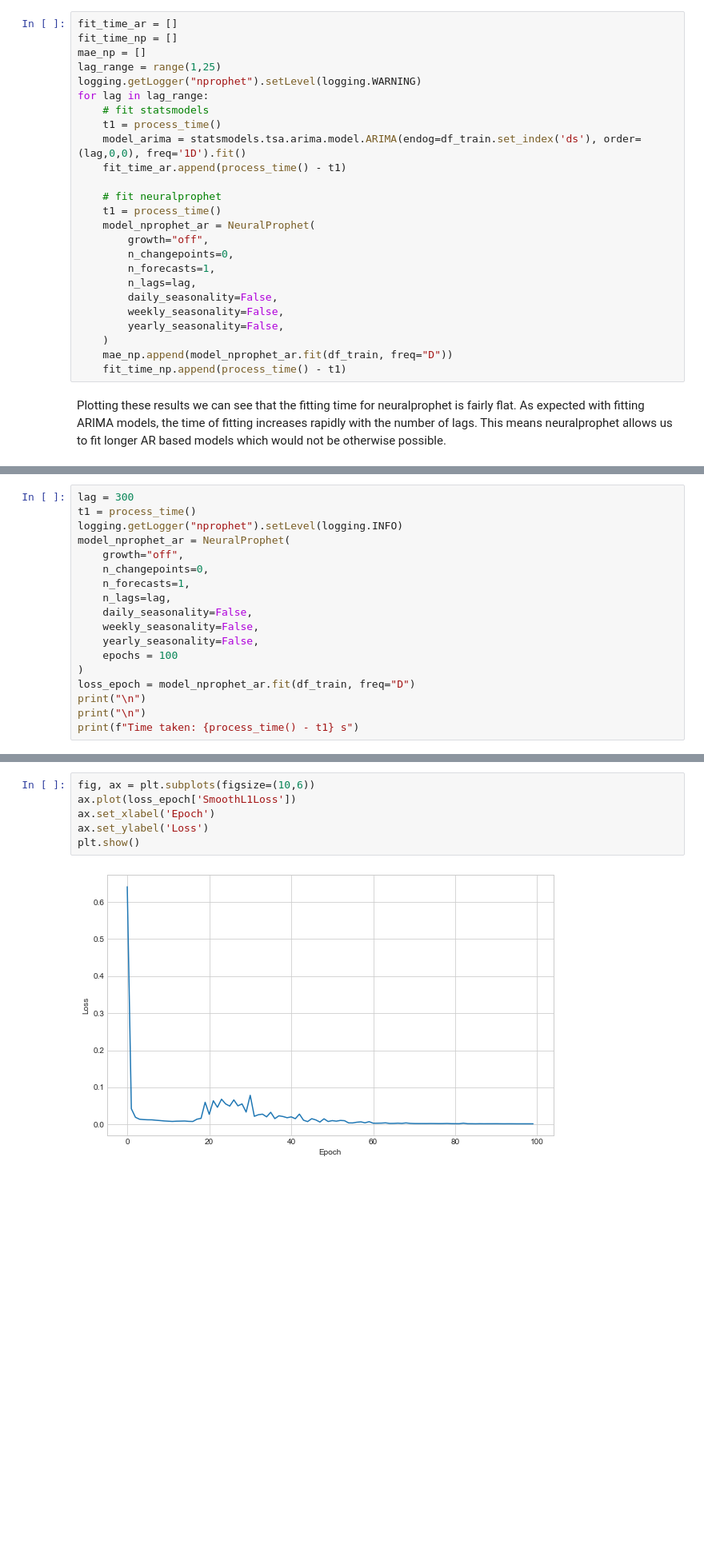
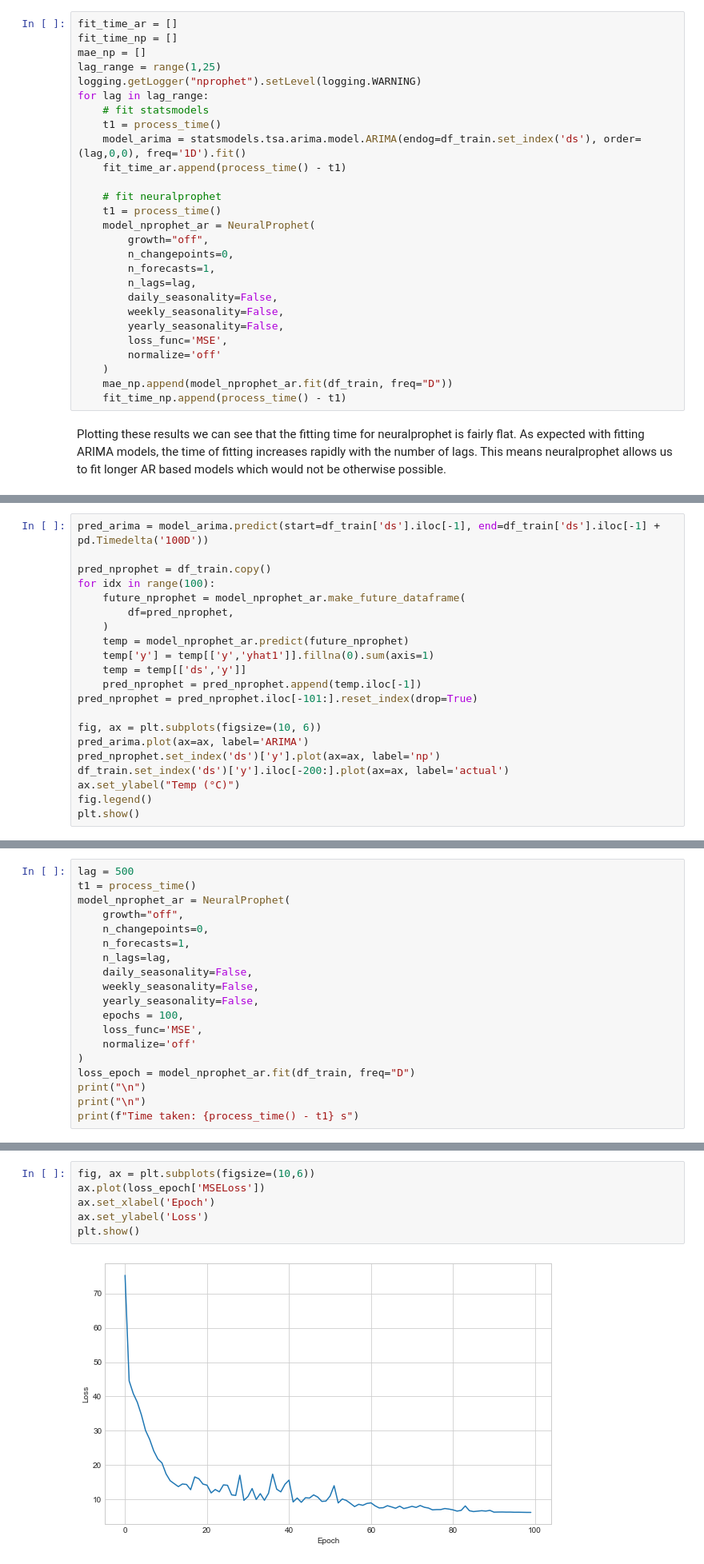
Before and after one commit to stanton119/data-analysis, a Jupyter notebook: TimeSeries/neural_prophet/arima.ipynb, the cells around one changed output, grey strips where cells are left out. Shown at 80% size. Saved outputs shown, nothing was run; the diff lists cells and outputs as text; blank space fills up the shorter version.

```diff
--- a/TimeSeries/neural_prophet/arima.ipynb
+++ b/TimeSeries/neural_prophet/arima.ipynb
@@ -88,6 +89,8 @@ for lag in lag_range:
         daily_seasonality=False,
         weekly_seasonality=False,
         yearly_seasonality=False,
+        loss_func='MSE',
+        normalize='off'
     )
     mae_np.append(model_nprophet_ar.fit(df_train, freq="D"))
     fit_time_np.append(process_time() - t1)
@@ -107,0 +161,21 @@ plt.show()
+# %%
+pred_arima = model_arima.predict(start=df_train['ds'].iloc[-1], end=df_train['ds'].iloc[-1] + pd.Timedelta('100D'))
+
+pred_nprophet = df_train.copy()
+for idx in range(100):
+    future_nprophet = model_nprophet_ar.make_future_dataframe(
+        df=pred_nprophet,
+    )
+    temp = model_nprophet_ar.predict(future_nprophet)
+    temp['y'] = temp[['y','yhat1']].fillna(0).sum(axis=1)
+    temp = temp[['ds','y']]
+    pred_nprophet = pred_nprophet.append(temp.iloc[-1])
+pred_nprophet = pred_nprophet.iloc[-101:].reset_index(drop=True)
+
+fig, ax = plt.subplots(figsize=(10, 6))
+pred_arima.plot(ax=ax, label='ARIMA')
+pred_nprophet.set_index('ds')['y'].plot(ax=ax, label='np')
+df_train.set_index('ds')['y'].iloc[-200:].plot(ax=ax, label='actual')
+ax.set_ylabel("Temp (°C)")
+fig.legend()
+plt.show()
@@ -111,7 +189,6 @@ plt.show()
 # %%
-lag = 300
+lag = 500
 t1 = process_time()
-logging.getLogger("nprophet").setLevel(logging.INFO)
 model_nprophet_ar = NeuralProphet(
     growth="off",
     n_changepoints=0,
@@ -120,7 +197,9 @@ model_nprophet_ar = NeuralProphet(
     daily_seasonality=False,
     weekly_seasonality=False,
     yearly_seasonality=False,
-    epochs = 100
+    epochs = 100,
+    loss_func='MSE',
+    normalize='off'
 )
 loss_epoch = model_nprophet_ar.fit(df_train, freq="D")
 print("\n")
@@ -145,9 +216,9 @@ Time taken: 9.842839999999995 s
  As a single example, the auto epoch number would be 27 in the following graph, where we train for 100.
 # %%
 fig, ax = plt.subplots(figsize=(10,6))
-ax.plot(loss_epoch['SmoothL1Loss'])
+ax.plot(loss_epoch['MSELoss'])
 ax.set_xlabel('Epoch')
 ax.set_ylabel('Loss')
 plt.show()
 # %% [output]
-[figure, old version]
+[figure, new version]
```
Also changed, not shown: parts of 19 cells of this notebook, 17 other files.
